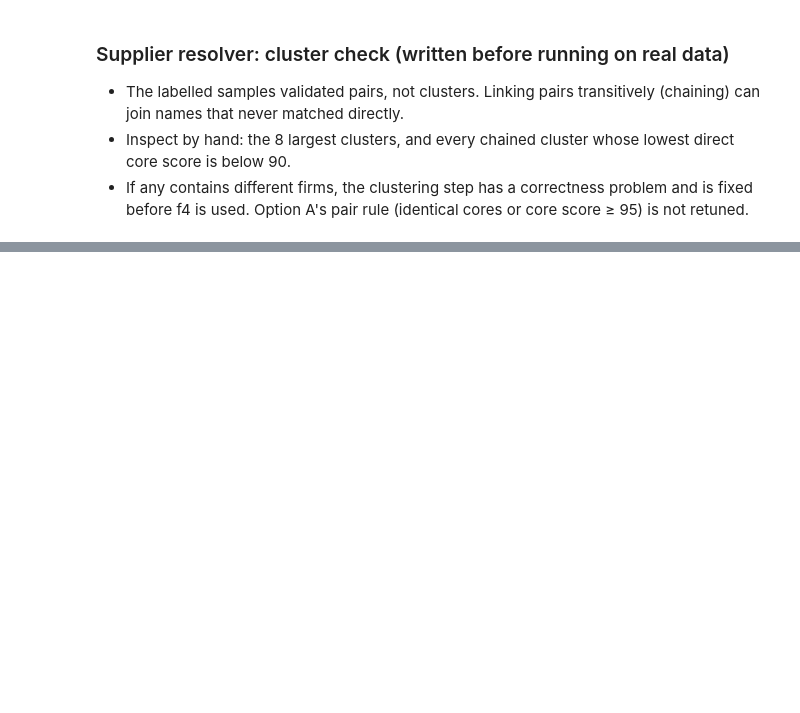
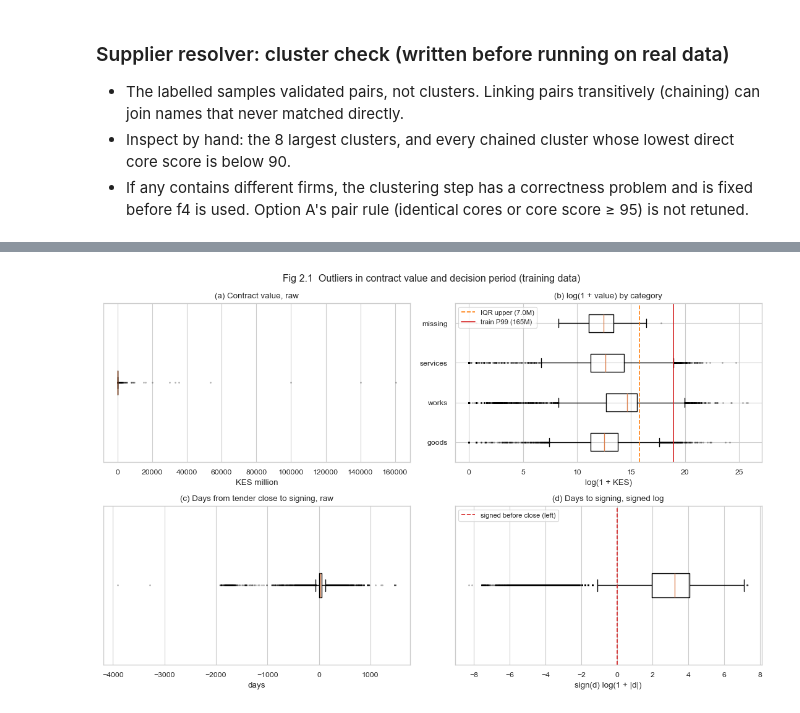
Before and after one commit to Razan-O-Elobeid/kenya-procurement-triage, a Jupyter notebook: phase2_implementation/notebooks/pipeline_execution.ipynb, the cells around one changed output, grey strips where cells are left out. Drawn from its saved outputs; the diff is of its cells as text; code cells hidden in the pictures; blank space fills up the shorter version.

Commit message:
Phase 2: outliers, collinearity, target tests, pipeline, PCA, IF tuning with anomaly injection

```diff
--- a/phase2_implementation/notebooks/pipeline_execution.ipynb
+++ b/phase2_implementation/notebooks/pipeline_execution.ipynb
@@ -485,0 +655,63 @@ for name, X in [("train", X_train), ("test", X_test)]:
+# %%
+# step 4: outliers on training data (thresholds fitted on train, applied to test)
+from scipy.stats import skew, kurtosis
+
+def shape(x):
+    x = pd.Series(x).dropna()
+    return f"skew {skew(x):7.2f} | kurtosis {kurtosis(x):9.2f}"
+
+signed_log = lambda d: np.sign(d) * np.log1p(np.abs(d))
+
+# contract value
+v = X_train["value_amount"].astype(float)
+q1, q3 = v.quantile([0.25, 0.75])
+iqr_hi = q3 + 1.5 * (q3 - q1)
+p99 = v[v > 0].quantile(0.99)  # positive values only, zeros have their own flag
+vt = X_test["value_amount"].astype(float)
+print(f"value (train, n={v.notna().sum():,}): median {v.median():,.0f} | Q1 {q1:,.0f} | Q3 {q3:,.0f} | max {v.max():,.0f} | zeros {(v == 0).sum():,}")
+print(f"  IQR upper bound {iqr_hi:,.0f}: {(v > iqr_hi).mean():.1%} of train above ({(vt > iqr_hi).mean():.1%} of test)")
+print(f"  P99 {p99:,.0f}: {(v > p99).mean():.1%} of train above ({(vt > p99).mean():.1%} of test)")
+print(f"  raw                {shape(v)}")
+print(f"  log1p              {shape(np.log1p(v))}")
+print(f"  winsorise + log1p  {shape(np.log1p(v.clip(upper=p99)))}")
+print(f"  same, zeros out    {shape(np.log1p(v[v > 0].clip(upper=p99)))}\n")
+
+cat_col = "tender_mainProcurementCategory"
+by_cat = pd.DataFrame({"cat": X_train[cat_col].fillna("missing"), "above_iqr": v > iqr_hi, "above_p99": v > p99})
+print("share above each bound, by procurement category:")
+print(by_cat.groupby("cat").agg(contracts=("above_iqr", "size"), above_iqr=("above_iqr", "mean"),
+                                above_p99=("above_p99", "mean")).round(3).to_string(), "\n")
+
+# decision period (days from tender close to signing)
+d = ib_res.transform(X_train)["days_to_signing"]
+dq1, dq3 = d.quantile([0.25, 0.75])
+lo_b, hi_b = dq1 - 1.5 * (dq3 - dq1), dq3 + 1.5 * (dq3 - dq1)
+print(f"days_to_signing (train, n={d.notna().sum():,}): median {d.median():.0f} | min {d.min():.0f} | max {d.max():.0f} | negative {(d < 0).mean():.1%}")
+print(f"  IQR bounds {lo_b:.0f} to {hi_b:.0f}: {((d < lo_b) | (d > hi_b)).mean():.1%} outside")
+print(f"  raw         {shape(d)}")
+print(f"  signed log  {shape(signed_log(d))}")
+
+# fig 2.1
+fig, ax = plt.subplots(2, 2, figsize=(11, 7))
+box = dict(showfliers=True, flierprops=dict(marker=".", markersize=2, alpha=0.3))
+ax[0, 0].boxplot(v.dropna() / 1e6, vert=False, **box)
+ax[0, 0].set(title="(a) Contract value, raw", xlabel="KES million", yticks=[])
+order = by_cat["cat"].value_counts().index.tolist()
+lv = np.log1p(v)
+ax[0, 1].boxplot([lv[by_cat["cat"] == c].dropna() for c in order], vert=False, **box)
+ax[0, 1].set_yticks(range(1, len(order) + 1), order)
+ax[0, 1].axvline(np.log1p(iqr_hi), color="tab:orange", ls="--", label=f"IQR upper ({iqr_hi / 1e6:.1f}M)")
+ax[0, 1].axvline(np.log1p(p99), color="tab:red", ls="-", label=f"train P99 ({p99 / 1e6:.0f}M)")
+ax[0, 1].set(title="(b) log(1 + value) by category", xlabel="log(1 + KES)")
+ax[0, 1].legend(loc="upper left", fontsize=8)
+ax[1, 0].boxplot(d.dropna(), vert=False, **box)
+ax[1, 0].set(title="(c) Days from tender close to signing, raw", xlabel="days", yticks=[])
+ax[1, 1].boxplot(signed_log(d).dropna(), vert=False, **box)
+ax[1, 1].axvline(0, color="tab:red", ls="--", label="signed before close (left)")
+ax[1, 1].set(title="(d) Days to signing, signed log", xlabel="sign(d) log(1 + |d|)", yticks=[])
+ax[1, 1].legend(loc="upper left", fontsize=8)
+fig.suptitle("Fig 2.1  Outliers in contract value and decision period (training data)")
+fig.tight_layout()
+fig.savefig(FIG / "fig2_1_outlier_boxplots.png", dpi=300, bbox_inches="tight")
+plt.show()
+# %% [output]
@@ -485,0 +738 @@ for name, X in [("train", X_train), ("test", X_test)]:
+[figure, added]
```
Also changed, not shown: parts of 18 cells of this notebook, 15 other files.
